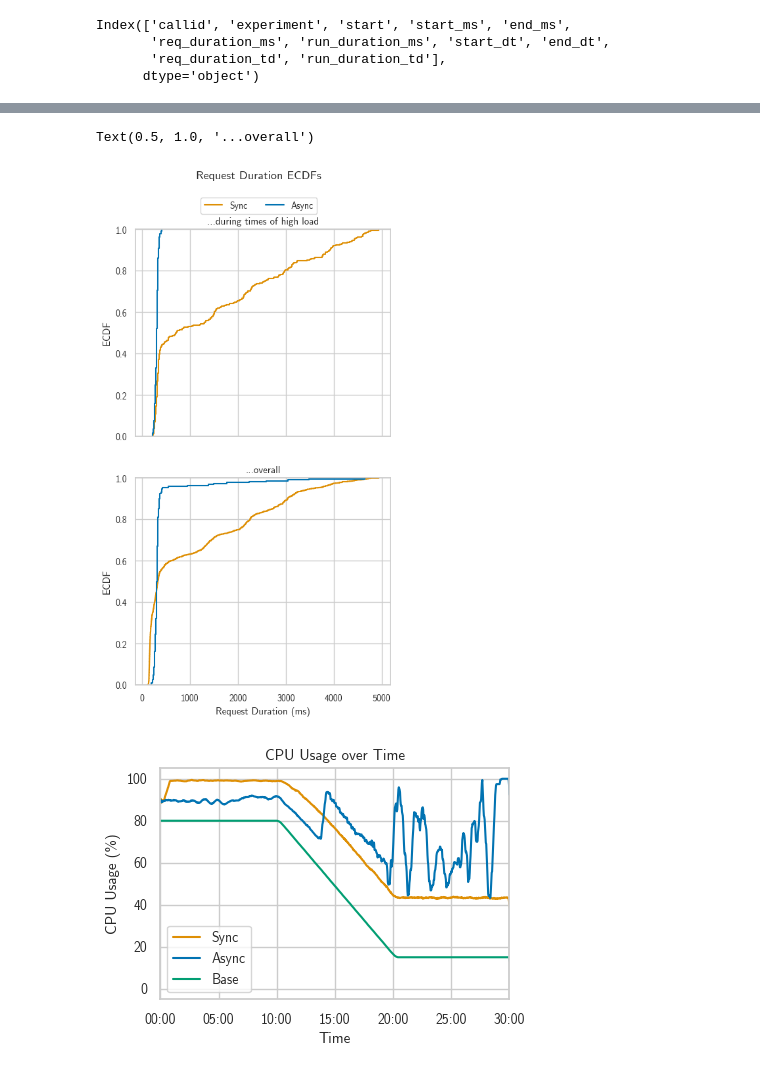
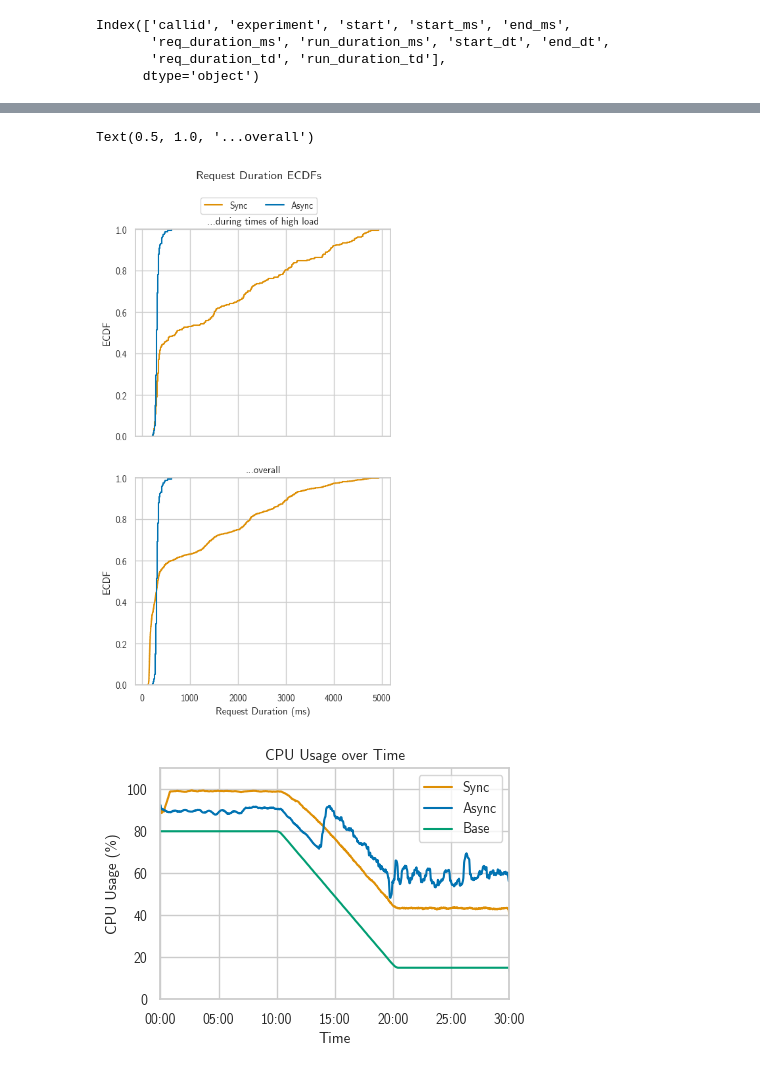
Before and after one commit to umbrellerde/nuclio, a Jupyter notebook: profaastinate/evaluation/stats/properstats.ipynb, the cells around one changed output, grey strips where cells are left out. Cells and saved outputs as stored; diff of their text form; code cells hidden in the pictures.

```diff
--- a/profaastinate/evaluation/stats/properstats.ipynb
+++ b/profaastinate/evaluation/stats/properstats.ipynb
@@ -27,7 +27,7 @@ def save_fig(ax, name, file_type="pdf"):
     file_name = name + "." + file_type
     fig.savefig(os.path.join("graphs", file_name), bbox_inches='tight')
 # %%
-async_folder = "./logs/16_L"
+async_folder = "./logs/17_M"
 sync_folder = "./logs/13_J"
 
 experiment_phase_ms = {
@@ -295,21 +309,22 @@ ax1.set_title("...during times of high load")
 ax2.set_title("...overall")
 # %% [output]
 Text(0.5, 1.0, '...overall')
-[figure, old version]
+[figure, new version]
 # %%
 # Plot rolling CPU Usage
 sns.lineplot(data=r_s_c_df, x="time_dt", y="cpu_percent", label="Sync", color=color_map["sync"])
 sns.lineplot(data=r_a_c_df, x="time_dt", y="cpu_percent", label="Async", color=color_map["async"])
 # Plot the base cpu share
 sns.lineplot(data=r_s_c_df, x="time_dt", y="base_cpu_share", label="Base", color=color_map["cpu"])
 plt.ylabel("CPU Usage (%)")
 plt.xlabel("Time")
 plt.title("CPU Usage over Time")
 plt.xlim(pd.to_datetime(0, unit="ms"),pd.to_datetime(experiment_phase_ms["end"], unit="ms"))
+plt.ylim(0,110)
 
 plt.gca().xaxis.set_major_formatter(mdates.DateFormatter('%M:%S'))
 # %% [output]
-[figure, old version]
+[figure, new version]
 # %%
 # Plot the total duration of the workflow
 sns.lineplot(data=r_s_w_df, x="start_dt", y="run_duration_ms", label="Sync", color=color_map["sync"])
```
Also changed, not shown: parts of 5 cells of this notebook, 2 other files.
